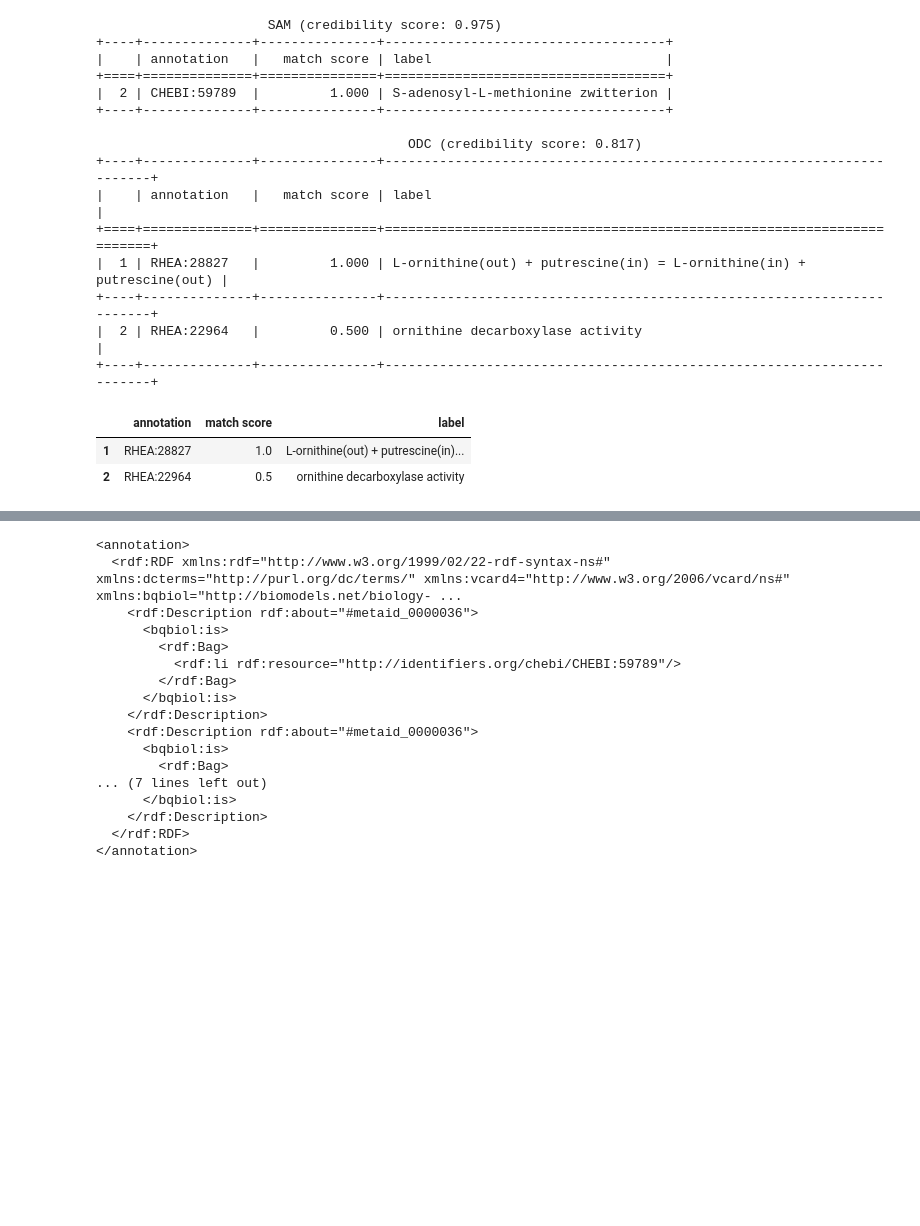
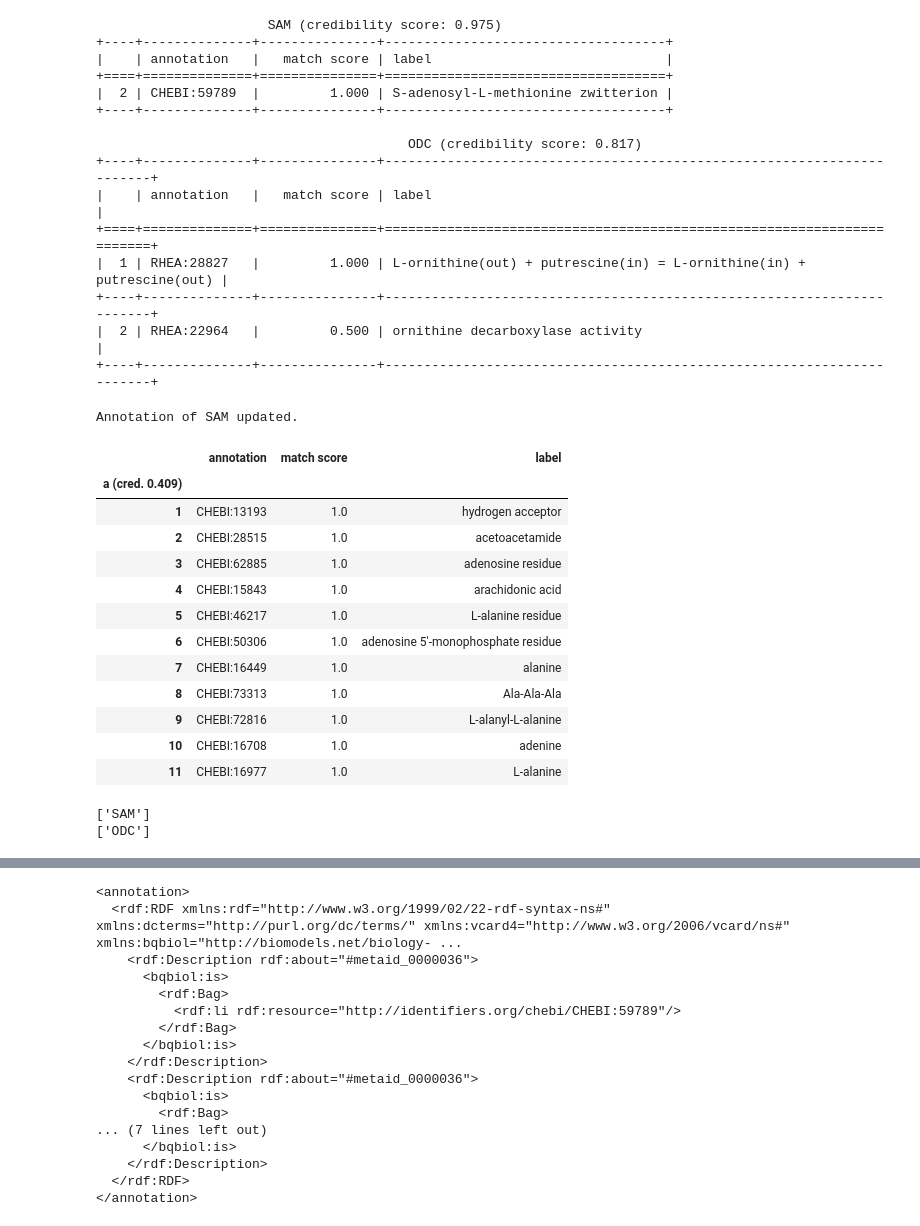
Before and after one commit to sys-bio/AMAS, a Jupyter notebook: notebooks/develop_demo_features.ipynb, the cells around one changed output, grey strips where cells are left out. Drawn from its saved outputs; the diff is of its cells as text; code cells hidden in the pictures; blank space fills up the shorter version.

Commit message:
Simplified annotation maker; only saving annotation to SBML

```diff
--- a/notebooks/develop_demo_features.ipynb
+++ b/notebooks/develop_demo_features.ipynb
@@ -126,8 +171,28 @@ recom.displaySelection()
 |  2 | RHEA:22964   |         0.500 | ornithine decarboxylase activity                                      |
 +----+--------------+---------------+-----------------------------------------------------------------------+
 # %%
-recom.selection['reaction']['ODC']
+recom.saveToFile(os.path.join(os.getcwd(), 'updated_model.xml'))
 # %% [output]
-|  | annotation | match score | label |
-| 1 | RHEA:28827 | 1.0 | L-ornithine(out) + putrescine(in)... |
-| 2 | RHEA:22964 | 0.5 | ornithine decarboxylase activity |
+Annotation of SAM updated.
+# %%
+recom.getSpeciesRecommendation(pred_str='a',get_df=True)
+# %% [output]
+|  | annotation | match score | label |
+| a (cred. 0.409) |  |  |  |
+| 1 | CHEBI:13193 | 1.0 | hydrogen acceptor |
+| 2 | CHEBI:28515 | 1.0 | acetoacetamide |
+| 3 | CHEBI:62885 | 1.0 | adenosine residue |
+| 4 | CHEBI:15843 | 1.0 | arachidonic acid |
+| 5 | CHEBI:46217 | 1.0 | L-alanine residue |
+| 6 | CHEBI:50306 | 1.0 | adenosine 5'-monophosphate residue |
+| 7 | CHEBI:16449 | 1.0 | alanine |
+| 8 | CHEBI:73313 | 1.0 | Ala-Ala-Ala |
+| 9 | CHEBI:72816 | 1.0 | L-alanyl-L-alanine |
+| 10 | CHEBI:16708 | 1.0 | adenine |
+| 11 | CHEBI:16977 | 1.0 | L-alanine |
+# %%
+for val in recommender.ELEMENT_TYPES:
+  print(list(recom.selection[val].keys()))
+# %% [output]
+['SAM']
+['ODC']
```
Also changed, not shown: parts of 22 cells of this notebook, 11 other files.
